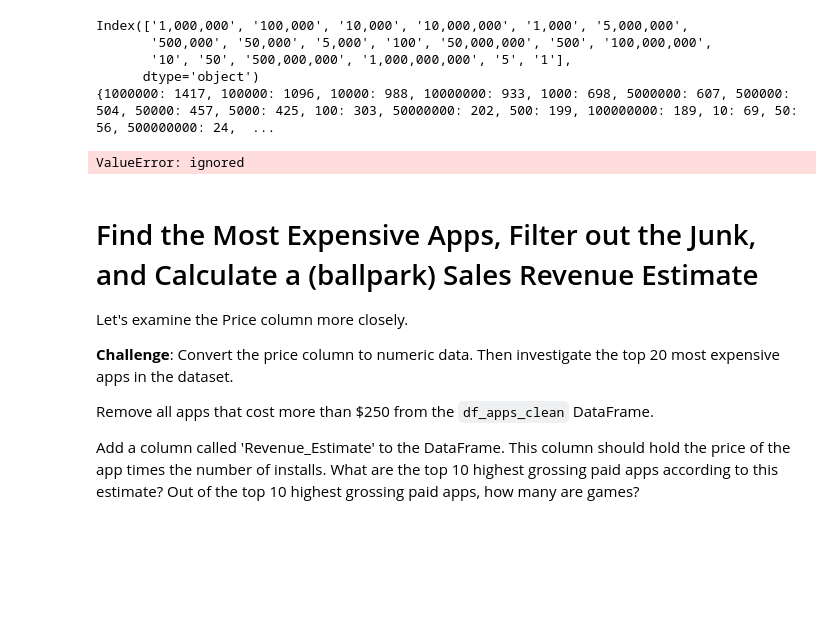
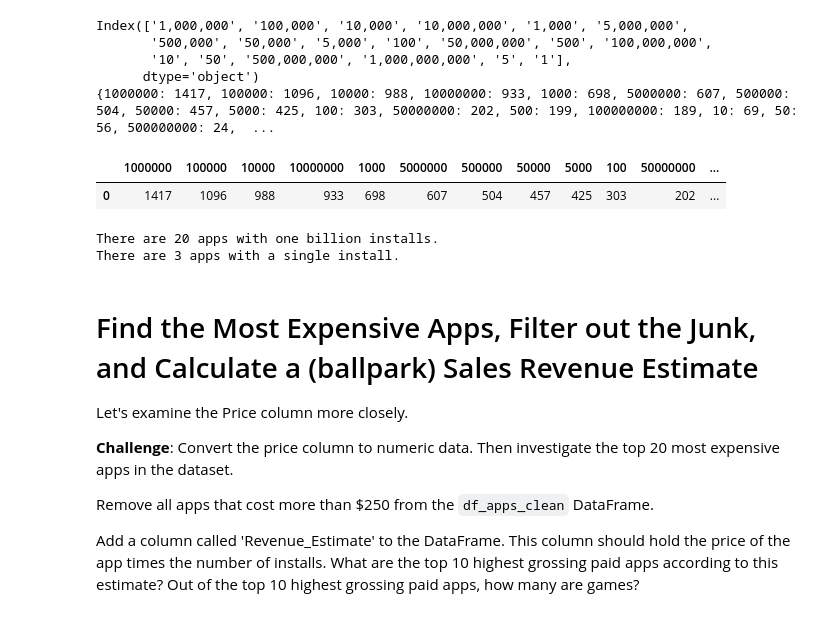
Before and after one commit to HKubinhetz/DS-AppStore, a Jupyter notebook: Google_Play_Store_App_Analytics_(start).ipynb, the cells around one changed output. Drawn from its saved outputs; the diff is of its cells as text; code cells hidden in the pictures; blank space fills up the shorter version.

```diff
--- a/Google_Play_Store_App_Analytics_(start).ipynb
+++ b/Google_Play_Store_App_Analytics_(start).ipynb
@@ -285,9 +285,18 @@ Index(['1,000,000', '100,000', '10,000', '10,000,000', '1,000', '5,000,000',
 {1000000: 1417, 100000: 1096, 10000: 988, 10000000: 933, 1000: 698, 5000000: 607, 500000: 504, 50000: 457, 5000: 425, 100: 303, 50000000: 202, 500: 199, 100000000: 189, 10: 69, 50: 56, 500000000: 24,  ...
 # %%
 # Dataframe creation from dictionary!
-installs_df = pd.DataFrame(app_dict)
+installs_df = pd.DataFrame(app_dict, index=[0])
+installs_df
 # %% [output]
-ValueError: ignored
+|  | 1000000 | 100000 | 10000 | 10000000 | 1000 | 5000000 | 500000 | 50000 | 5000 | 100 | 50000000 | ... |
+| 0 | 1417 | 1096 | 988 | 933 | 698 | 607 | 504 | 457 | 425 | 303 | 202 | ... |
+# %%
+# Answering the question!
+print(f"There are {installs_df[1000000000].values[0]} apps with one billion installs.")
+print(f"There are {installs_df[1].values[0]} apps with a single install.")
+# %% [output]
+There are 20 apps with one billion installs.
+There are 3 apps with a single install.
 # %% [markdown]
 # Find the Most Expensive Apps, Filter out the Junk, and Calculate a (ballpark) Sales Revenue Estimate
 
```
Also changed, not shown: parts of 2 cells of this notebook.
